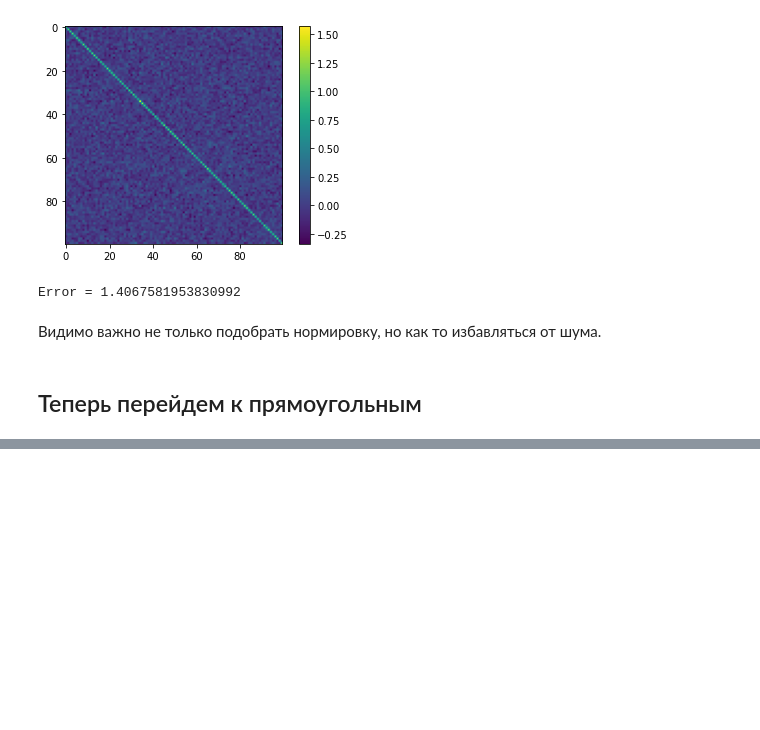
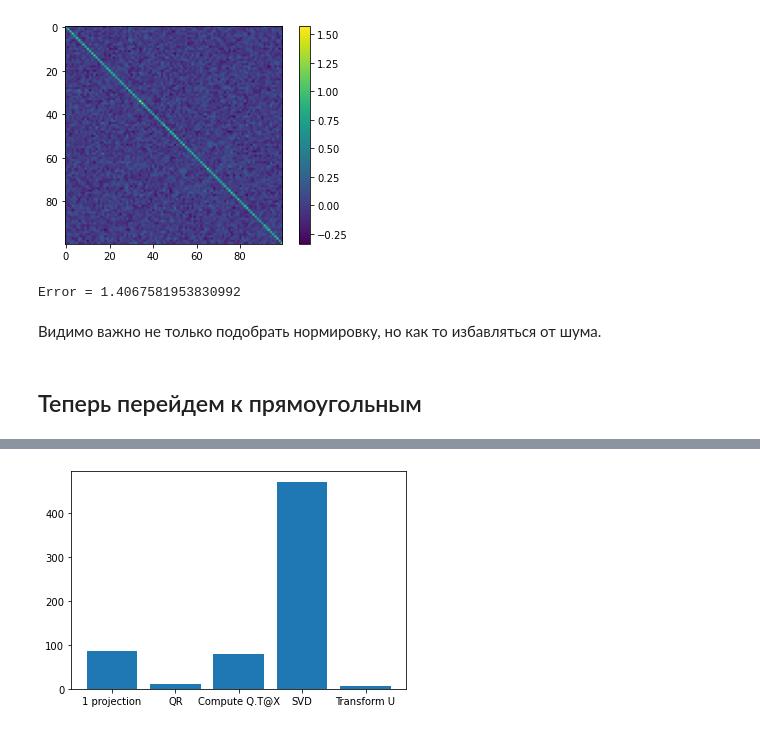
Before and after one commit to SvMixa/Random, a Jupyter notebook: RSVD.ipynb, the cells around one changed output, grey strips where cells are left out. Saved outputs shown, nothing was run; the diff lists cells and outputs as text; code cells hidden in the pictures; blank space fills up the shorter version.

```diff
--- a/RSVD.ipynb
+++ b/RSVD.ipynb
@@ -150,0 +248,33 @@ Error = 1.4067581953830992
+# %%
+betta = 0.1 # степень прямоугольности матрицы, betta = n/l
+alpha = 0.1 # compression ratio
+l = 80000
+m = int(alpha*l)
+time_ar = []
+X = np.random.normal(size=(int(l*betta), l))
+
+start_time = time.time()
+Y = cpu_projector(X, m)
+time_ar.append(time.time() - start_time)
+
+start_time = time.time()
+Q, R = np.linalg.qr(Y)
+time_ar.append(time.time() - start_time)
+
+start_time = time.time()
+B = Q.T @ X
+time_ar.append(time.time() - start_time)
+
+start_time = time.time()
+_u, s, v = np.linalg.svd(B, full_matrices=False)
+time_ar.append(time.time() - start_time)
+
+start_time = time.time()
+u = Q @ _u
+time_ar.append(time.time() - start_time)
+# %%
+names = ["1 projection", "QR", "Compute Q.T@X", "SVD", "Transform U"]
+plt.bar(names, time_ar)
+plt.show()
+# %% [output]
+[figure, added]
```
Also changed, not shown: parts of 15 cells of this notebook.
